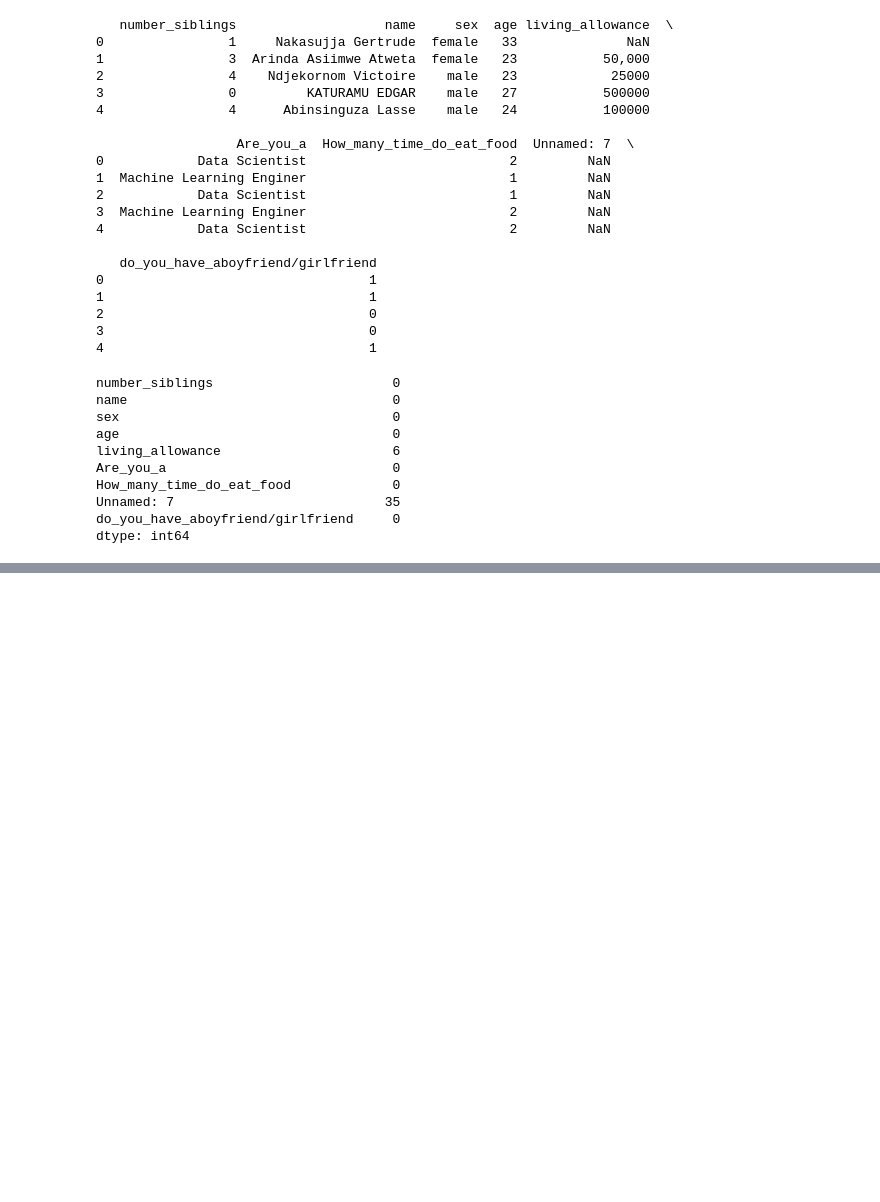
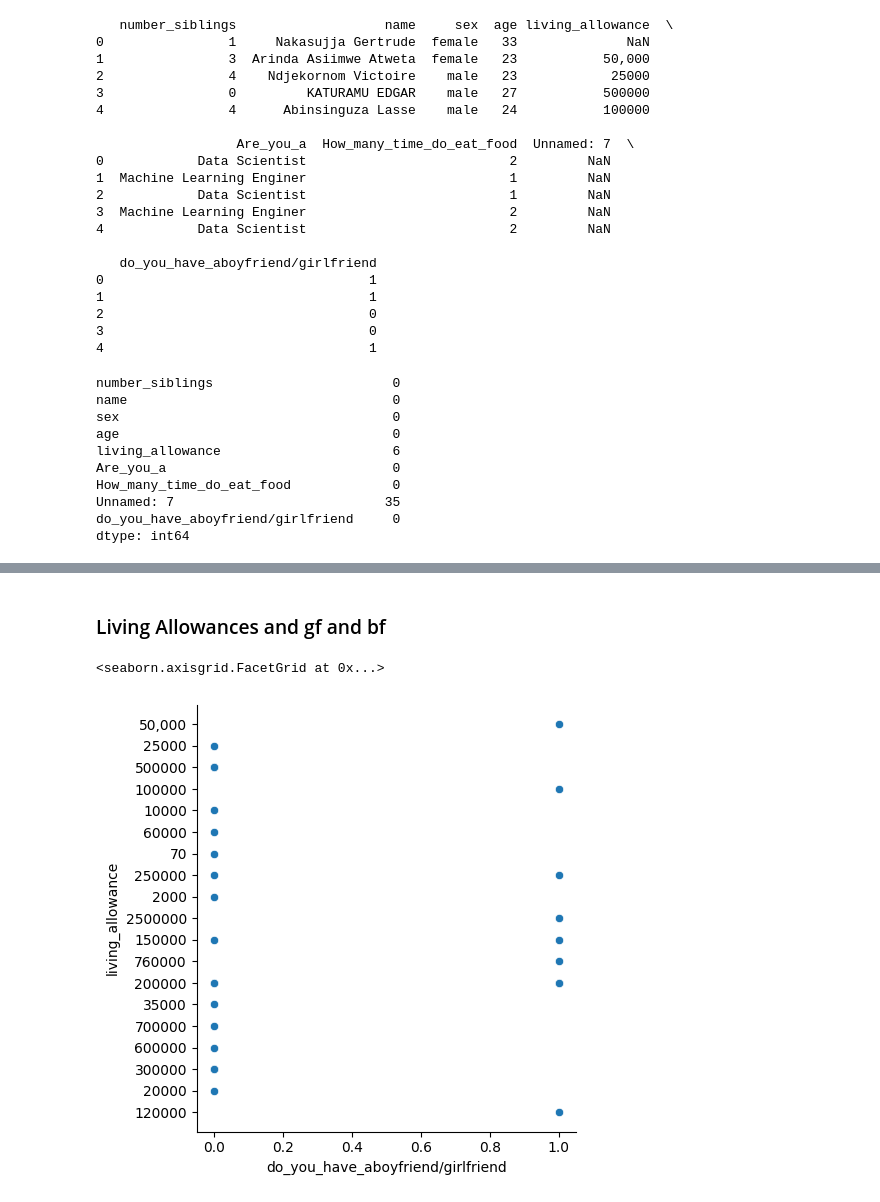
Before and after one commit to jim-junior/BSSE2301-Evercises, a Jupyter notebook: MORNING/beingana_jim_junior_day_8.ipynb, the cells around one changed output, grey strips where cells are left out. Saved outputs shown, nothing was run; the diff lists cells and outputs as text; code cells hidden in the pictures; blank space fills up the shorter version.

```diff
--- a/MORNING/beingana_jim_junior_day_8.ipynb
+++ b/MORNING/beingana_jim_junior_day_8.ipynb
@@ -105,0 +144,11 @@ print(df)
+# %% [markdown]
+### Living Allowances and gf and bf
+# %%
+sns.relplot(
+    data=df,
+    y="living_allowance",
+    x="do_you_have_aboyfriend/girlfriend"
+)
+# %% [output]
+<seaborn.axisgrid.FacetGrid at 0x...>
+[figure, added]
```
Also changed, not shown: parts of 11 cells of this notebook, 1 other file.
